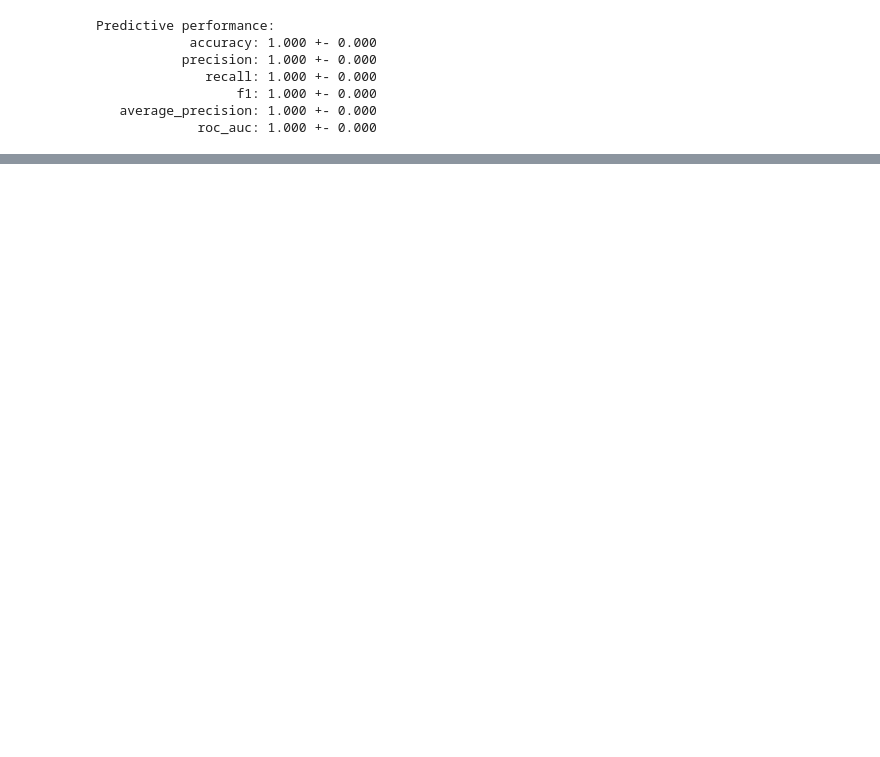
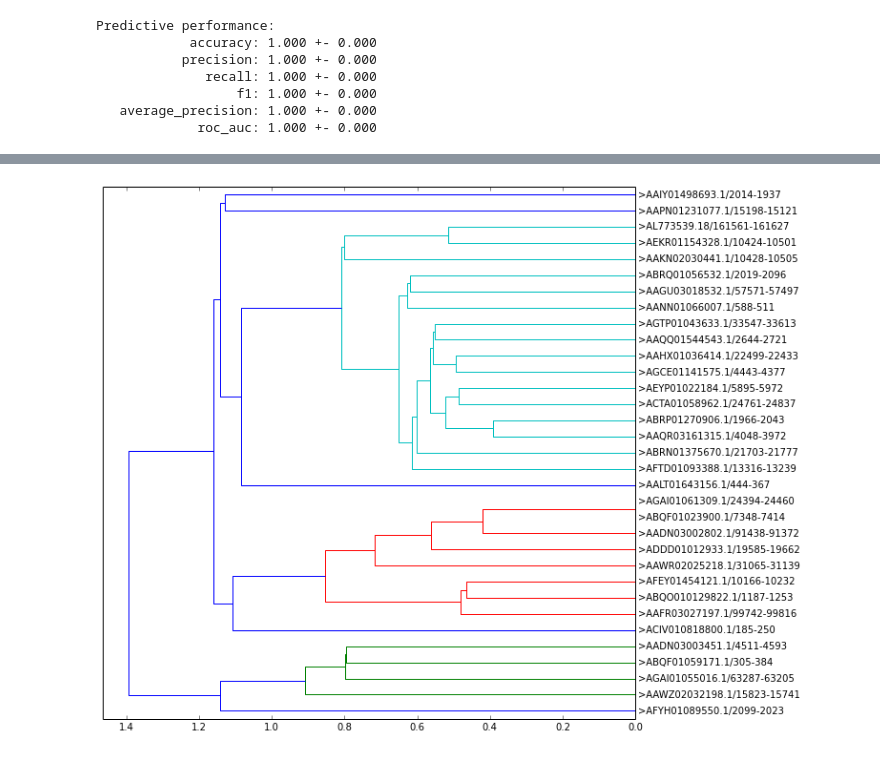
Before and after one commit to fabriziocosta/EDeN, a Jupyter notebook: examples/RNA_example.ipynb, the cells around one changed output, grey strips where cells are left out. Drawn from its saved outputs; the diff is of its cells as text; code cells hidden in the pictures; blank space fills up the shorter version.

```diff
--- a/examples/RNA_example.ipynb
+++ b/examples/RNA_example.ipynb
@@ -247,0 +243,6 @@ class: 1  >AL773539.18/161561-161627
+# %%
+graphs = itertools.islice( pre_process( rfam_uri( rfam_id ) ), 50 )
+from eden.util.display import dendrogram
+dendrogram( graphs, vectorizer )
+# %% [output]
+[figure, added]
```
Also changed, not shown: parts of 28 cells of this notebook, 3 other files.
